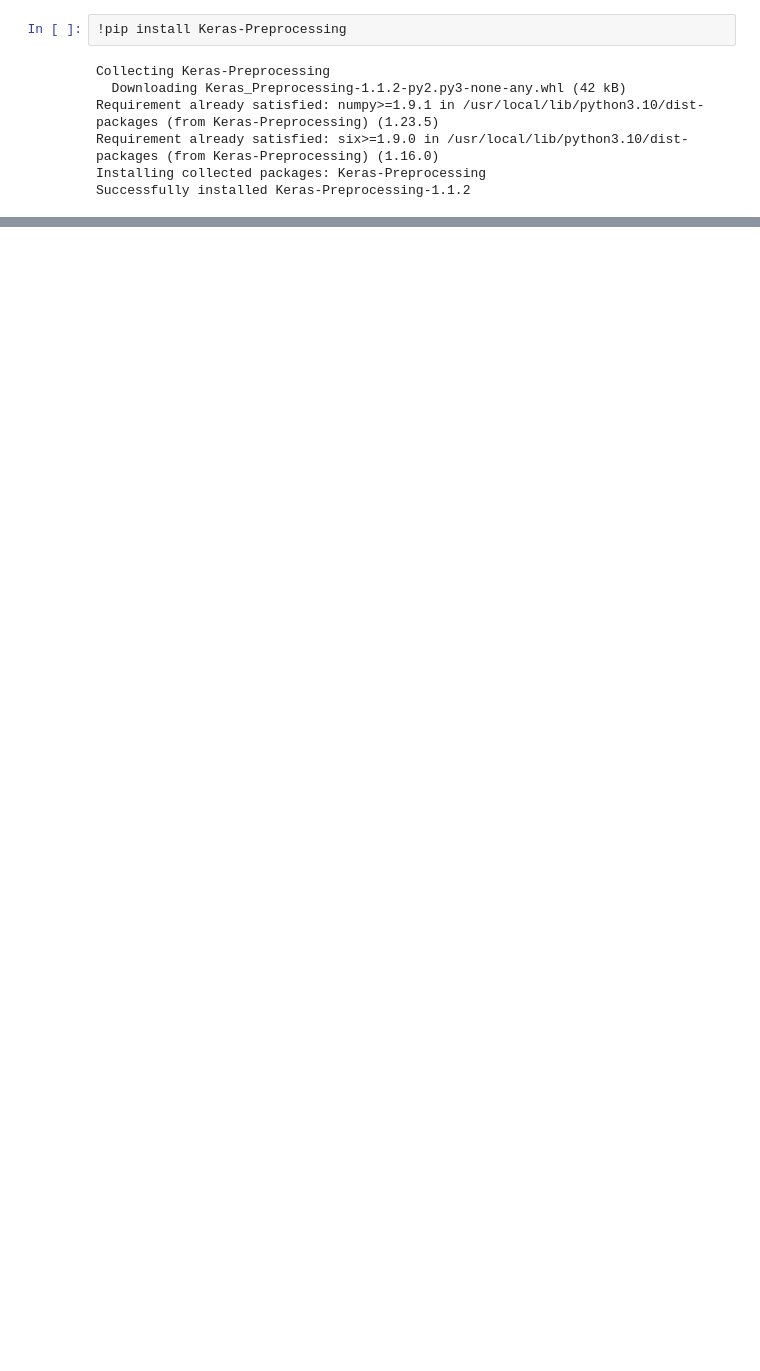
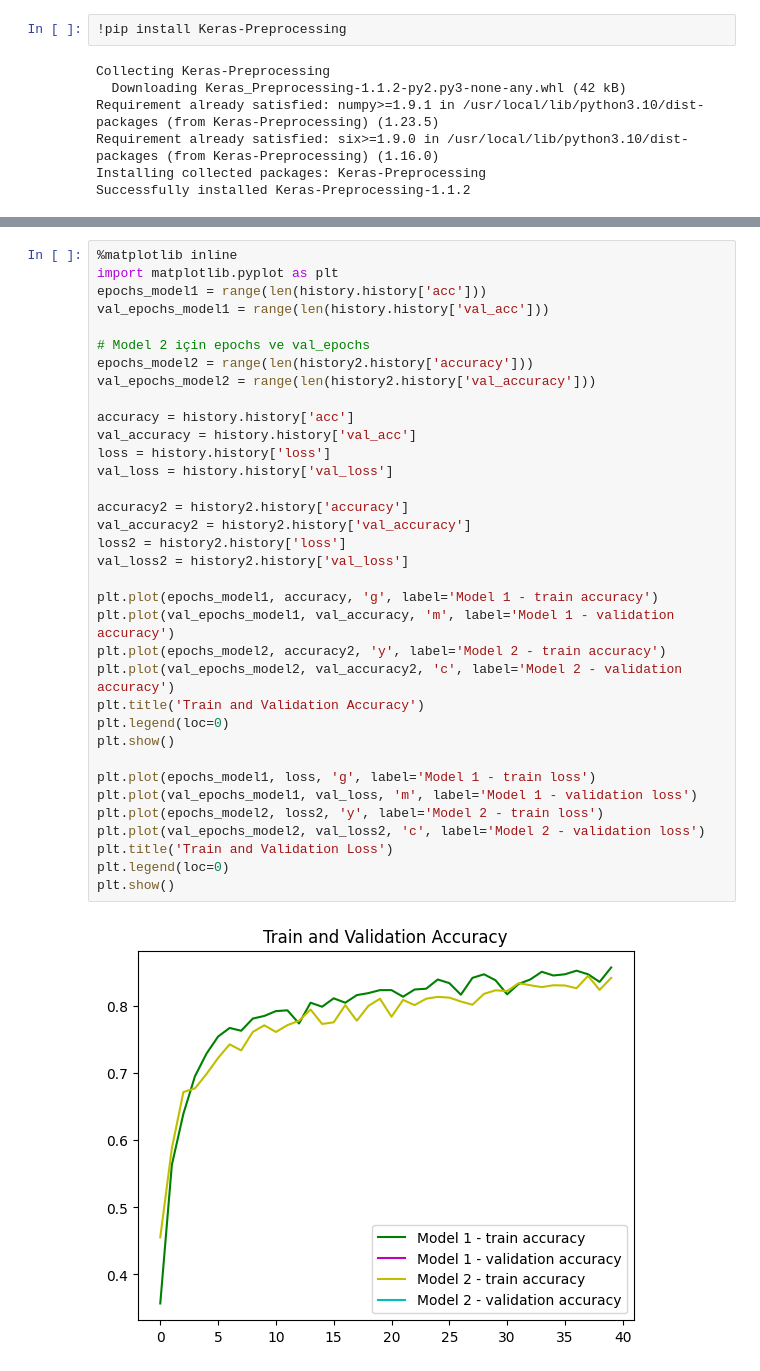
Before and after one commit to eliffkrc/firedetection2model, a Jupyter notebook: fire2model.ipynb, the cells around one changed output, grey strips where cells are left out. Drawn from its saved outputs; the diff is of its cells as text; blank space fills up the shorter version.

```diff
--- a/fire2model.ipynb
+++ b/fire2model.ipynb
@@ -178,0 +322,37 @@ Epoch 10/10
+# %%
+%matplotlib inline
+import matplotlib.pyplot as plt
+epochs_model1 = range(len(history.history['acc']))
+val_epochs_model1 = range(len(history.history['val_acc']))
+
+# Model 2 için epochs ve val_epochs
+epochs_model2 = range(len(history2.history['accuracy']))
+val_epochs_model2 = range(len(history2.history['val_accuracy']))
+
+accuracy = history.history['acc']
+val_accuracy = history.history['val_acc']
+loss = history.history['loss']
+val_loss = history.history['val_loss']
+
+accuracy2 = history2.history['accuracy']
+val_accuracy2 = history2.history['val_accuracy']
+loss2 = history2.history['loss']
+val_loss2 = history2.history['val_loss']
+
+plt.plot(epochs_model1, accuracy, 'g', label='Model 1 - train accuracy')
+plt.plot(val_epochs_model1, val_accuracy, 'm', label='Model 1 - validation accuracy')
+plt.plot(epochs_model2, accuracy2, 'y', label='Model 2 - train accuracy')
+plt.plot(val_epochs_model2, val_accuracy2, 'c', label='Model 2 - validation accuracy')
+plt.title('Train and Validation Accuracy')
+plt.legend(loc=0)
+plt.show()
+
+plt.plot(epochs_model1, loss, 'g', label='Model 1 - train loss')
+plt.plot(val_epochs_model1, val_loss, 'm', label='Model 1 - validation loss')
+plt.plot(epochs_model2, loss2, 'y', label='Model 2 - train loss')
+plt.plot(val_epochs_model2, val_loss2, 'c', label='Model 2 - validation loss')
+plt.title('Train and Validation Loss')
+plt.legend(loc=0)
+plt.show()
+# %% [output]
+[figure, added]
```
Also changed, not shown: parts of 22 cells of this notebook.
